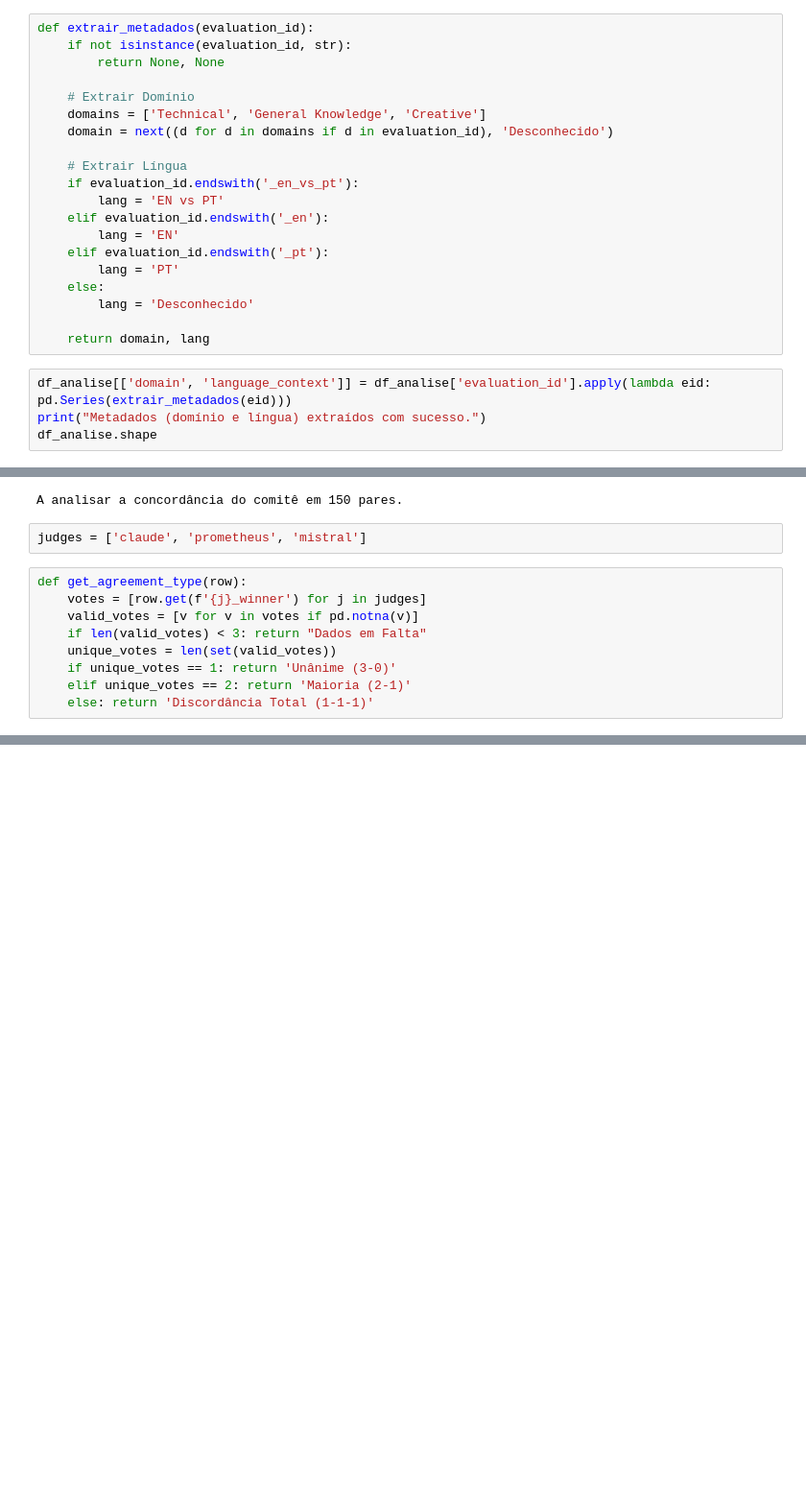
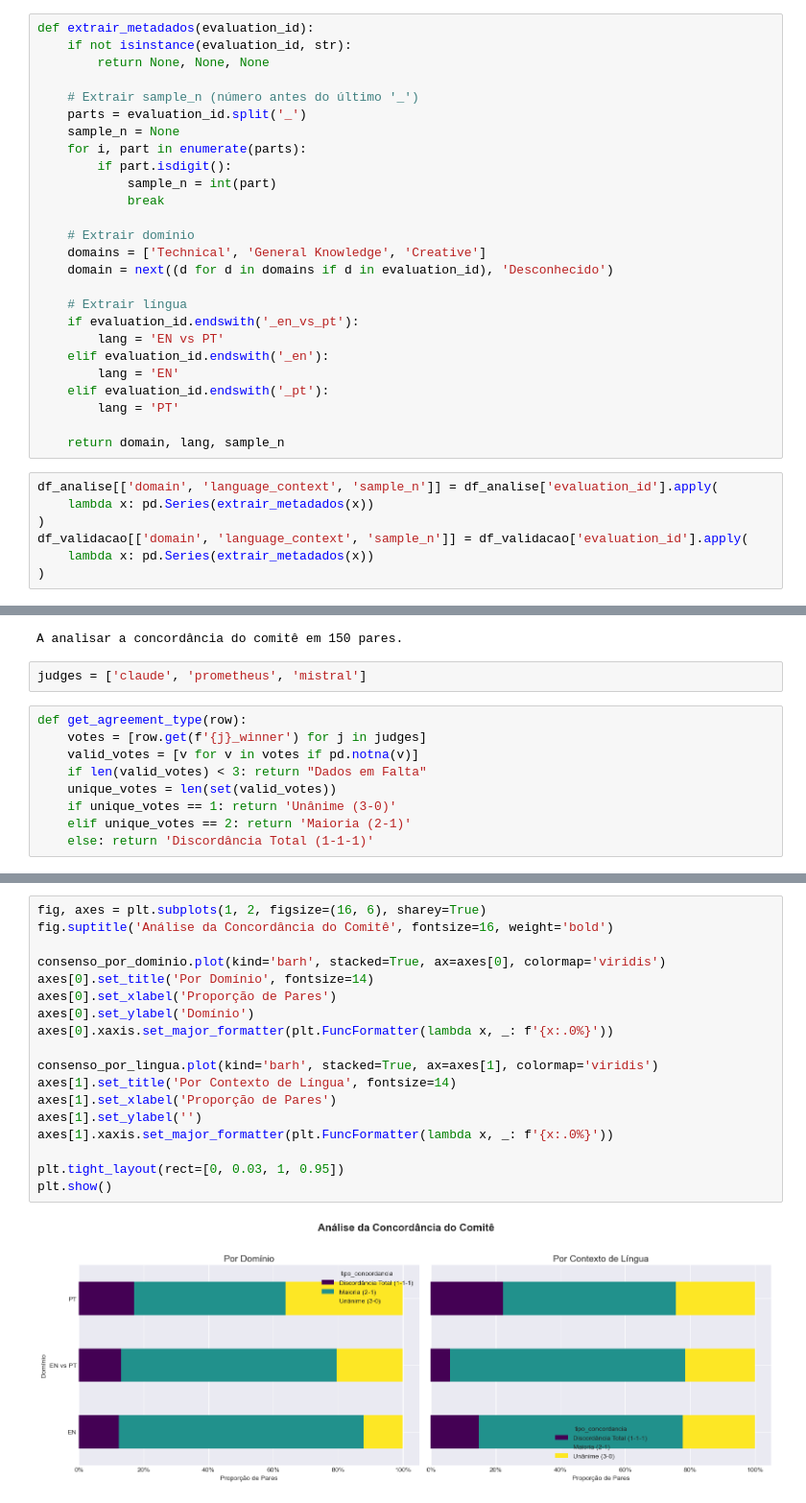
Before and after one commit to laysearaujo/cross-lingual-prompt-analysis, a Jupyter notebook: src/03_analysis/3.0-exploratory_analysis.ipynb, the cells around one changed output, grey strips where cells are left out. Shown: that part at 96% size. Drawn from its saved outputs; the diff is of its cells as text; blank space fills up the shorter version.

```diff
--- a/src/03_analysis/3.0-exploratory_analysis.ipynb
+++ b/src/03_analysis/3.0-exploratory_analysis.ipynb
@@ -31,24 +113,33 @@ Ficheiros juntados com sucesso.
 # %%
 def extrair_metadados(evaluation_id):
     if not isinstance(evaluation_id, str):
-        return None, None
+        return None, None, None
 
-    # Extrair Domínio
+    # Extrair sample_n (número antes do último '_')
+    parts = evaluation_id.split('_')
+    sample_n = None
+    for i, part in enumerate(parts):
+        if part.isdigit():
+            sample_n = int(part)
+            break
+
+    # Extrair domínio
     domains = ['Technical', 'General Knowledge', 'Creative']
     domain = next((d for d in domains if d in evaluation_id), 'Desconhecido')
 
-    # Extrair Língua
+    # Extrair língua
     if evaluation_id.endswith('_en_vs_pt'):
         lang = 'EN vs PT'
     elif evaluation_id.endswith('_en'):
         lang = 'EN'
     elif evaluation_id.endswith('_pt'):
         lang = 'PT'
-    else:
-        lang = 'Desconhecido'
 
-    return domain, lang
+    return domain, lang, sample_n
 # %%
-df_analise[['domain', 'language_context']] = df_analise['evaluation_id'].apply(lambda eid: pd.Series(extrair_metadados(eid)))
-print("Metadados (domínio e língua) extraídos com sucesso.")
-df_analise.shape
+df_analise[['domain', 'language_context', 'sample_n']] = df_analise['evaluation_id'].apply(
+    lambda x: pd.Series(extrair_metadados(x))
+)
+df_validacao[['domain', 'language_context', 'sample_n']] = df_validacao['evaluation_id'].apply(
+    lambda x: pd.Series(extrair_metadados(x))
+)
@@ -86,0 +272,20 @@ df_validacao.head(2)
+# %%
+fig, axes = plt.subplots(1, 2, figsize=(16, 6), sharey=True)
+fig.suptitle('Análise da Concordância do Comitê', fontsize=16, weight='bold')
+
+consenso_por_dominio.plot(kind='barh', stacked=True, ax=axes[0], colormap='viridis')
+axes[0].set_title('Por Domínio', fontsize=14)
+axes[0].set_xlabel('Proporção de Pares')
+axes[0].set_ylabel('Domínio')
+axes[0].xaxis.set_major_formatter(plt.FuncFormatter(lambda x, _: f'{x:.0%}'))
+
+consenso_por_lingua.plot(kind='barh', stacked=True, ax=axes[1], colormap='viridis')
+axes[1].set_title('Por Contexto de Língua', fontsize=14)
+axes[1].set_xlabel('Proporção de Pares')
+axes[1].set_ylabel('')
+axes[1].xaxis.set_major_formatter(plt.FuncFormatter(lambda x, _: f'{x:.0%}'))
+
+plt.tight_layout(rect=[0, 0.03, 1, 0.95])
+plt.show()
+# %% [output]
+[figure, added]
```
Also changed, not shown: parts of 56 cells of this notebook, 4 other files.
